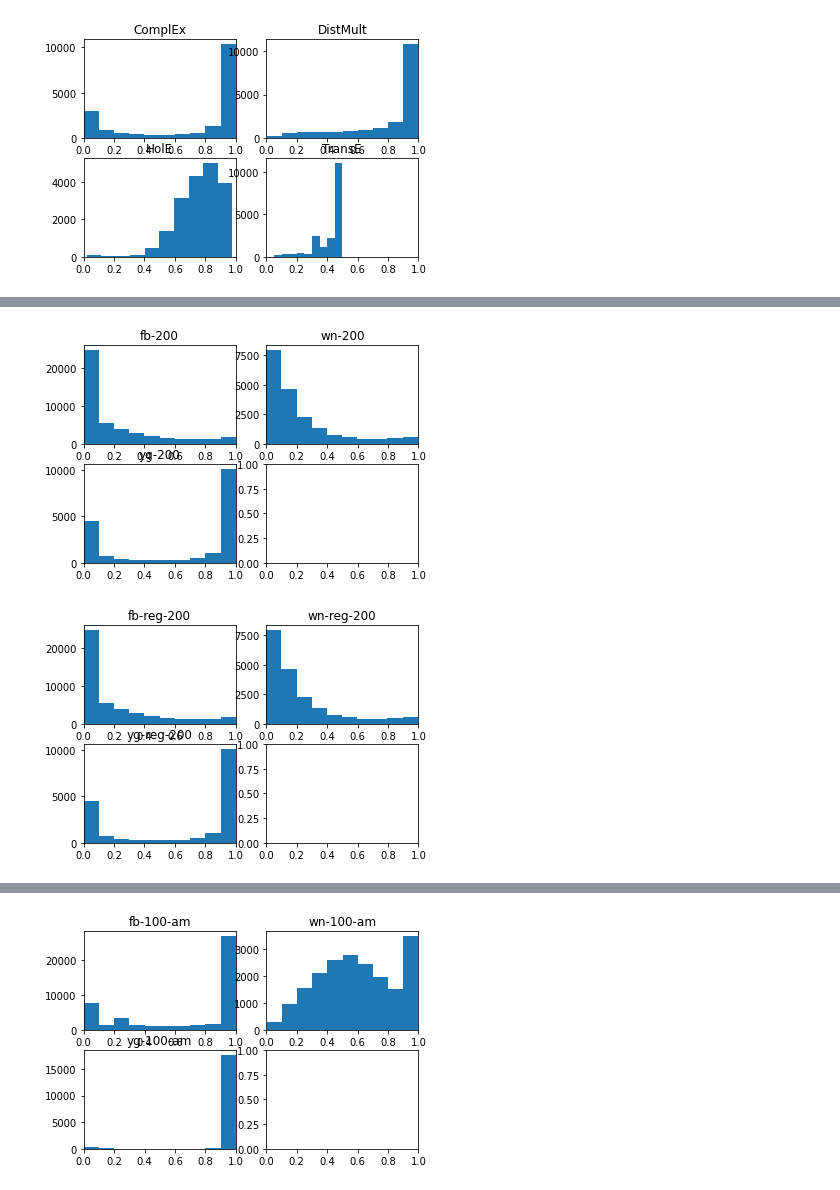
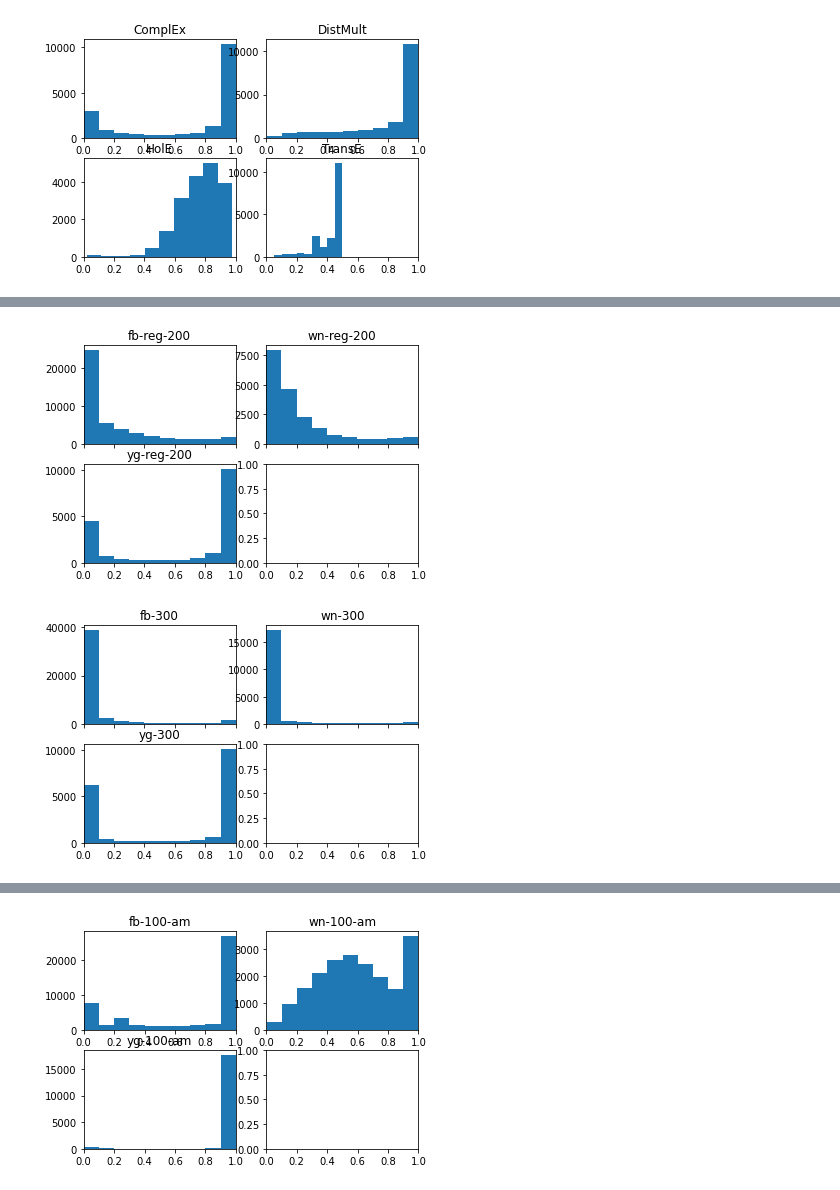
Before and after one commit to TREAT-UOE/kgcal, a Jupyter notebook: notebooks/exp8.ipynb, the cells around one changed output, grey strips where cells are left out. Cells and saved outputs as stored; diff of their text form; code cells hidden in the pictures.

```diff
--- a/notebooks/exp8.ipynb
+++ b/notebooks/exp8.ipynb
@@ -27,11 +27,11 @@ from sklearn.calibration import CalibrationDisplay
 from scipy.special import expit
 from sklearn.metrics import accuracy_score
 # %%
-path = r'C:\Users\s1904162\Downloads\kgcal\fb_comp'
-fb_comps = [ restore_model(os.path.join(path, p)) for p in os.listdir(path) if os.path.isfile(os.path.join(path, p))]
+path = r'F:\TREAT\kgcal\saved_models\fb_comp'
+fb_comps = { p: restore_model(os.path.join(path, p)) for p in os.listdir(path) if os.path.isfile(os.path.join(path, p))}
 
-path = r'C:\Users\s1904162\Downloads\kgcal\wn_transe'
-wn_trans = [ restore_model(os.path.join(path, p)) for p in os.listdir(path)  if os.path.isfile(os.path.join(path, p))]
+path = r'F:\TREAT\kgcal\saved_models\wn_transe'
+wn_trans = { p: restore_model(os.path.join(path, p)) for p in os.listdir(path)  if os.path.isfile(os.path.join(path, p))}
 # %%
 ds = get_datasets()
 # %% [markdown]
@@ -68,0 +46,4 @@ plot_cal(wn_trans[3], ds.wn18, ax, 'self_adv')
+# %%
+fig, ax = plt.subplots()
+for name, model in fb_comps.items():
+    plot_cal(model, ds.fb13, ax, name[5:-4])
@@ -68,0 +58,4 @@ plot_cal(wn_trans[3], ds.wn18, ax, 'self_adv')
+# %%
+fig, ax = plt.subplots()
+for name, model in wn_trans.items():
+    plot_cal(model, ds.wn18, ax, name=name[6:-4])
@@ -190,3 +192,3 @@ for i, m in enumerate(ygs.values()):
 # %%
-path = r'C:\Users\s1904162\Downloads\kgcal\distmult'
+path = r'F:\TREAT\kgcal\saved_models\distmult'
 dists = [ restore_model(os.path.join(path, p)) for p in os.listdir(path) if os.path.isfile(os.path.join(path, p))]
@@ -193,14 +208,14 @@ dists = [ restore_model(os.path.join(path, p)) for p in os.listdir(path) if os.p
 # %%
-fig, axes = plt.subplots(2, 2)
-plot_prob_hist(dists[1], ds.fb13, axes[0][0], 'fb-200')
-plot_prob_hist(dists[4], ds.wn18, axes[0][1], 'wn-200')
-plot_prob_hist(dists[7], ds.yago39, axes[1][0], 'yg-200')
+fig, axes = plt.subplots(2, 2, sharex=True)
+plot_prob_hist(dists[0], ds.fb13, axes[0][0], 'fb-reg-200')
+plot_prob_hist(dists[3], ds.wn18, axes[0][1], 'wn-reg-200')
+plot_prob_hist(dists[6], ds.yago39, axes[1][0], 'yg-reg-200')
 # %% [output]
-[figure, old version]
+[figure, new version]
 # %%
-fig, axes = plt.subplots(2, 2)
-plot_prob_hist(dists[0], ds.fb13, axes[0][0], 'fb-reg-200')
-plot_prob_hist(dists[3], ds.wn18, axes[0][1], 'wn-reg-200')
-plot_prob_hist(dists[6], ds.yago39, axes[1][0], 'yg-reg-200')
+fig, axes = plt.subplots(2, 2, sharex=True)
+plot_prob_hist(dists[2], ds.fb13, axes[0][0], 'fb-300')
+plot_prob_hist(dists[5], ds.wn18, axes[0][1], 'wn-300')
+plot_prob_hist(dists[8], ds.yago39, axes[1][0], 'yg-300')
 # %% [output]
-[figure, old version]
+[figure, new version]
```
Also changed, not shown: parts of 9 cells of this notebook, 1 other file.
